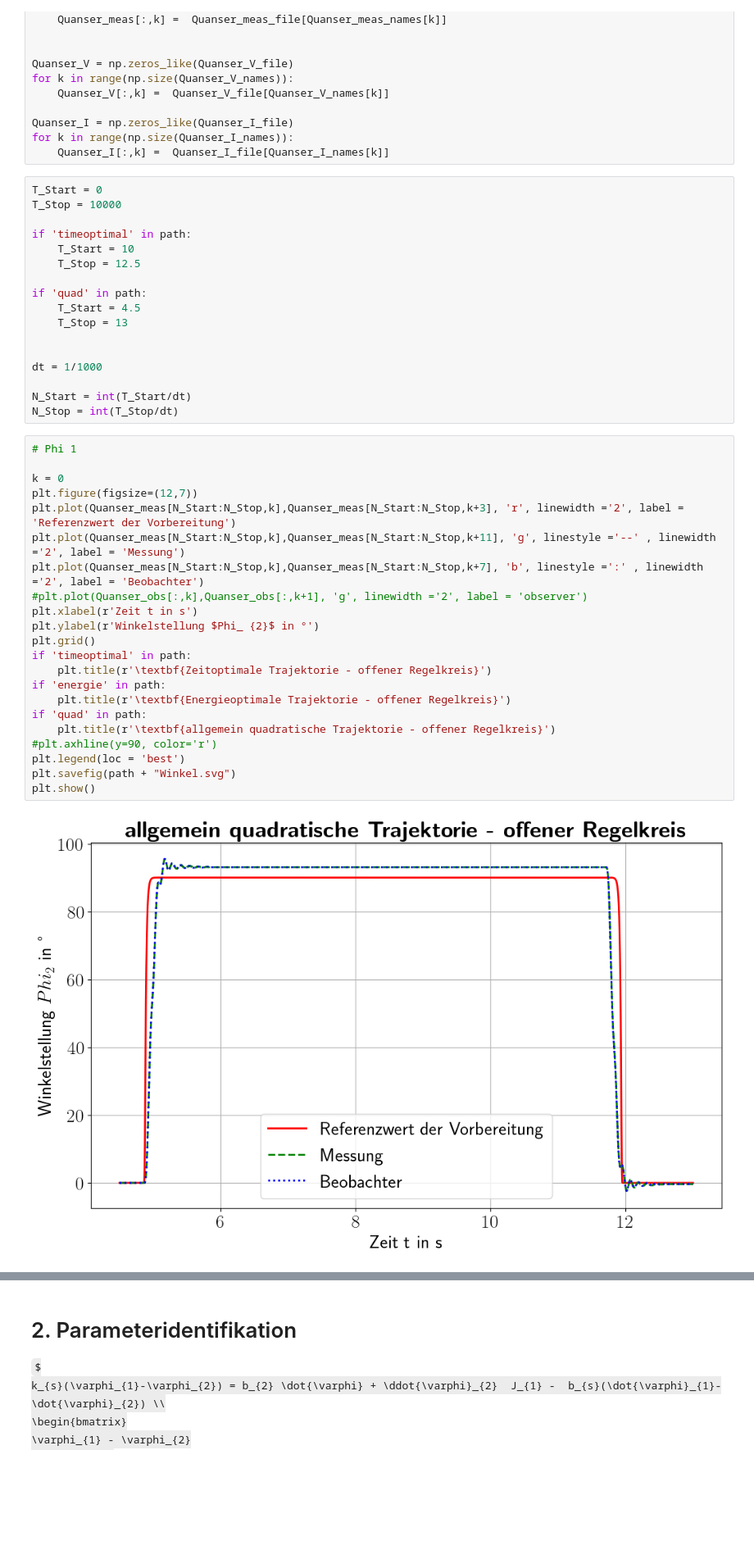
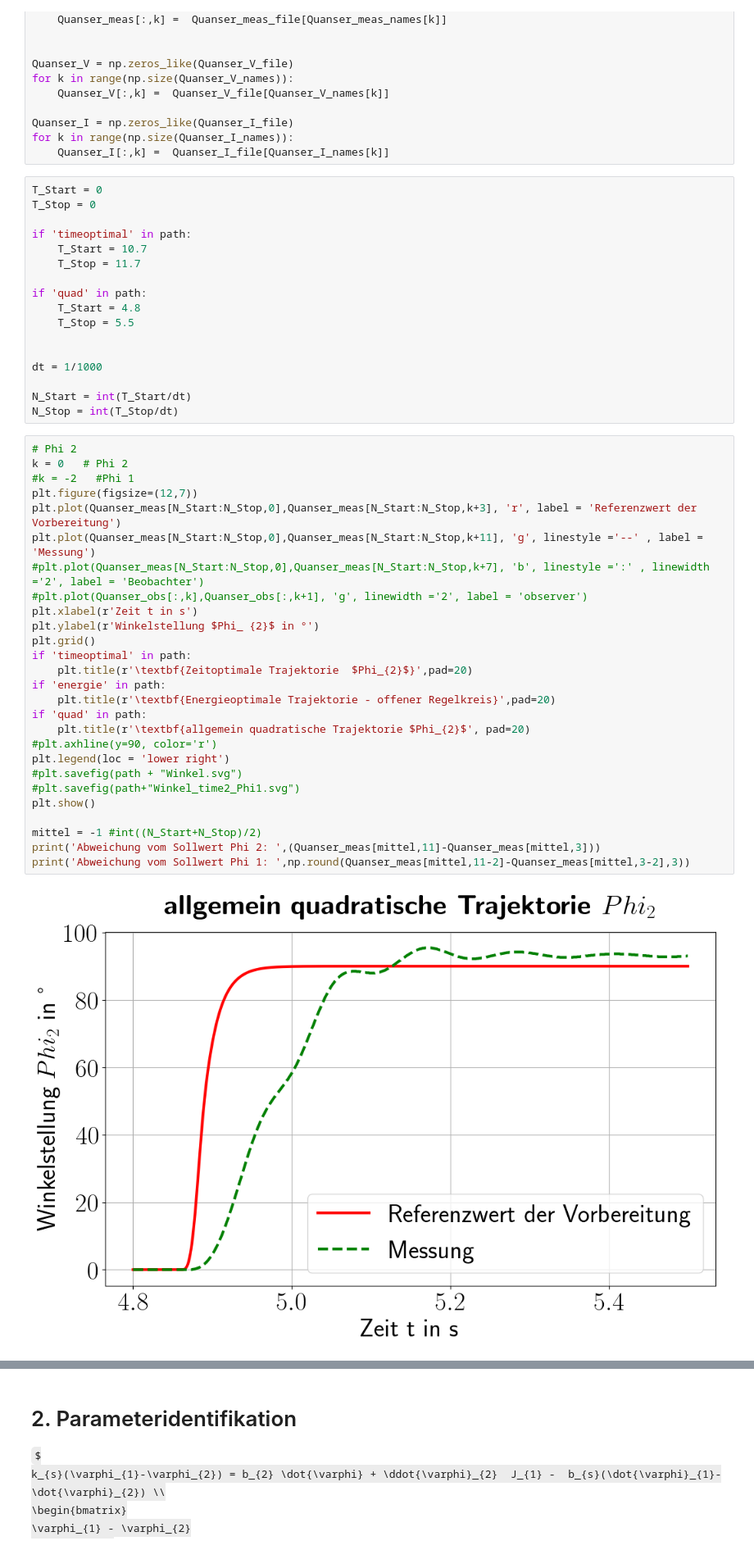
Before and after one commit to StefanKauf/OClab, a Jupyter notebook: 2.2_Messungen.ipynb, the cells around one changed output, grey strips where cells are left out. Shown at 82% size. Cells and saved outputs as stored; diff of their text form; some formulas as TeX source; blank space fills up the shorter version.

```diff
--- a/2.2_Messungen.ipynb
+++ b/2.2_Messungen.ipynb
@@ -44,15 +45,15 @@ for k in range(np.size(Quanser_I_names)):
     Quanser_I[:,k] =  Quanser_I_file[Quanser_I_names[k]]
 # %%
 T_Start = 0
-T_Stop = 10000
+T_Stop = 0
 
 if 'timeoptimal' in path:
-    T_Start = 10
-    T_Stop = 12.5
+    T_Start = 10.7
+    T_Stop = 11.7
 
 if 'quad' in path:
-    T_Start = 4.5
-    T_Stop = 13
+    T_Start = 4.8
+    T_Stop = 5.5
 
 
 dt = 1/1000
@@ -60,26 +61,31 @@ dt = 1/1000
 N_Start = int(T_Start/dt)
 N_Stop = int(T_Stop/dt)
 # %%
-# Phi 1
-
-k = 0
+# Phi 2
+k = 0   # Phi 2
+#k = -2   #Phi 1
 plt.figure(figsize=(12,7))
-plt.plot(Quanser_meas[N_Start:N_Stop,k],Quanser_meas[N_Start:N_Stop,k+3], 'r', linewidth ='2', label = 'Referenzwert der Vorbereitung')
-plt.plot(Quanser_meas[N_Start:N_Stop,k],Quanser_meas[N_Start:N_Stop,k+11], 'g', linestyle ='--' , linewidth ='2', label = 'Messung')
-plt.plot(Quanser_meas[N_Start:N_Stop,k],Quanser_meas[N_Start:N_Stop,k+7], 'b', linestyle =':' , linewidth ='2', label = 'Beobachter')
+plt.plot(Quanser_meas[N_Start:N_Stop,0],Quanser_meas[N_Start:N_Stop,k+3], 'r', label = 'Referenzwert der Vorbereitung')
+plt.plot(Quanser_meas[N_Start:N_Stop,0],Quanser_meas[N_Start:N_Stop,k+11], 'g', linestyle ='--' , label = 'Messung')
+#plt.plot(Quanser_meas[N_Start:N_Stop,0],Quanser_meas[N_Start:N_Stop,k+7], 'b', linestyle =':' , linewidth ='2', label = 'Beobachter')
 #plt.plot(Quanser_obs[:,k],Quanser_obs[:,k+1], 'g', linewidth ='2', label = 'observer')
 plt.xlabel(r'Zeit t in s')
 plt.ylabel(r'Winkelstellung $Phi_ {2}$ in °')
 plt.grid()
 if 'timeoptimal' in path:
-    plt.title(r'\textbf{Zeitoptimale Trajektorie - offener Regelkreis}')
+    plt.title(r'\textbf{Zeitoptimale Trajektorie  $Phi_{2}$}',pad=20)
 if 'energie' in path:
-    plt.title(r'\textbf{Energieoptimale Trajektorie - offener Regelkreis}')
+    plt.title(r'\textbf{Energieoptimale Trajektorie - offener Regelkreis}',pad=20)
 if 'quad' in path:
-    plt.title(r'\textbf{allgemein quadratische Trajektorie - offener Regelkreis}')
+    plt.title(r'\textbf{allgemein quadratische Trajektorie $Phi_{2}$', pad=20)
 #plt.axhline(y=90, color='r')
-plt.legend(loc = 'best')
-plt.savefig(path + "Winkel.svg")
+plt.legend(loc = 'lower right')
+#plt.savefig(path + "Winkel.svg")
+#plt.savefig(path+"Winkel_time2_Phi1.svg")
 plt.show()
+
+mittel = -1 #int((N_Start+N_Stop)/2)
+print('Abweichung vom Sollwert Phi 2: ',(Quanser_meas[mittel,11]-Quanser_meas[mittel,3]))
+print('Abweichung vom Sollwert Phi 1: ',np.round(Quanser_meas[mittel,11-2]-Quanser_meas[mittel,3-2],3))
 # %% [output]
-[figure, old version]
+[figure, new version]
```
Also changed, not shown: parts of 5 cells of this notebook, 20 other files.
